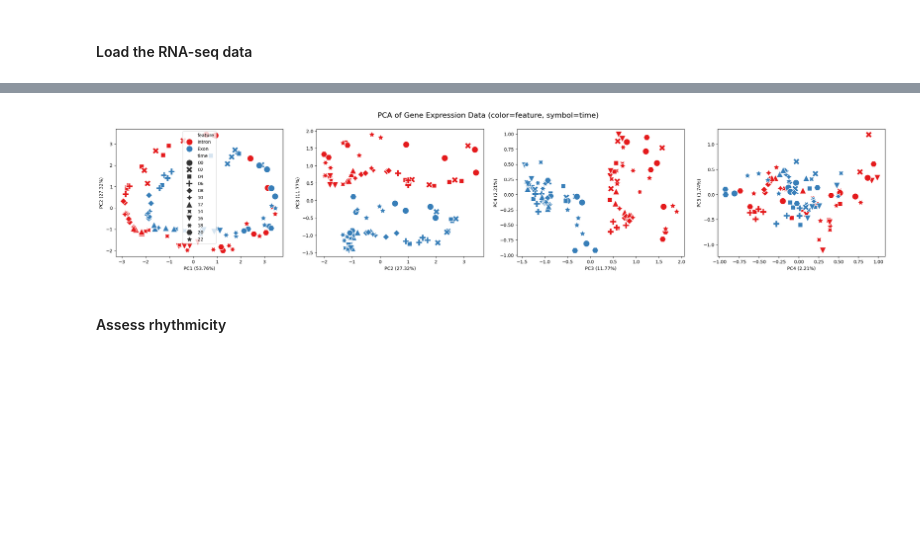
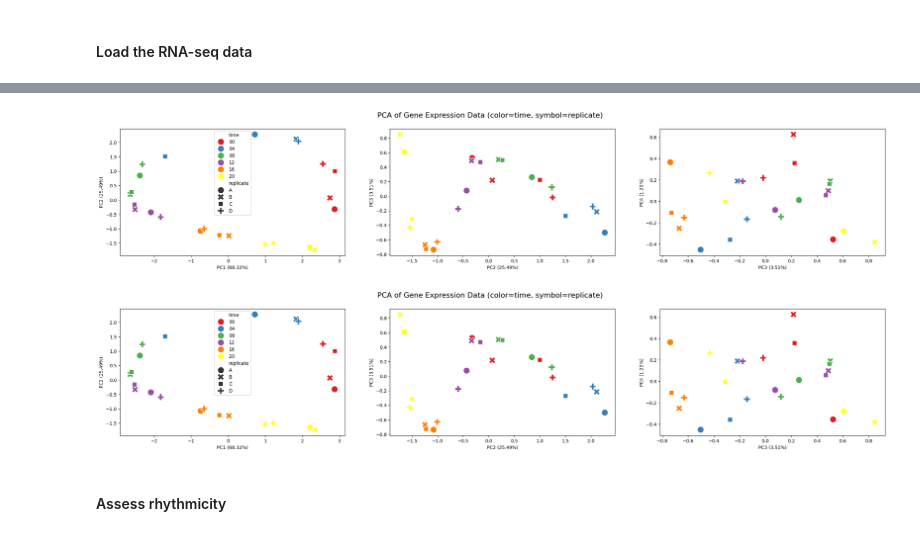
Before and after one commit to morri4shao/Genome-to-Function-class-project3, a Jupyter notebook: Exercise_Week11_12_B_final_FN.ipynb, the cells around one changed output, grey strips where cells are left out. Saved outputs shown, nothing was run; the diff lists cells and outputs as text; code cells hidden in the pictures; blank space fills up the shorter version.

Commit message:
plotted some graphs for Exercise2

```diff
--- a/Exercise_Week11_12_B_final_FN.ipynb
+++ b/Exercise_Week11_12_B_final_FN.ipynb
@@ -163,7 +163,7 @@ def animate(initial_conditions, time, rho=0.4, s0=5, es=1, k0=0.05, ek=1, tk=0.5
 # %%
 # Define initial conditions and time intervals for the simulation
 initial_conditions = [0, 0] #[P, M, G]
-time = np.linspace(0, 500, 10001)
+time = np.linspace(0, 3000, 10001)
 
 interact(animate,
          initial_conditions=fixed(initial_conditions),
@@ -171,6 +171,6 @@ interact(animate,
         rho=(0, 1, 0.1),
         s0=(0, 10, 0.1),
         es=(0, 1, 0.1),
-        k0=(1/600,1/10,1/1000),
+        k0=(1/500,1/2,1/1000),
         ek=(0, 1, 0.1),
         tk=(0, 1, 0.1));
@@ -451,18 +423,22 @@ dat_exon = subselect(dat_genes, ['Exon'], replicate, time, conditions, feeding)
 dat_both = subselect(dat_genes, feature, replicate, time, conditions, feeding)
 # %%
 # Run PCA on the gene expression data
-time= ['00', '02', '04', '06', '08', '10', '12', '14', '16', '18', '20', '22']
+#time= ['00', '02', '04', '06', '08', '10', '12', '14', '16', '18', '20', '22']
+time= ['00', '04', '08', '12', '16', '20']
 replicate = ['A', 'B', 'C', 'D']
 feeding = ['AL']
 conditions = ['WT']
-feature = ['Intron', 'Exon']
+feature_exon = [ 'Exon']
+feature_intron = ['Intron']
 #Subselect the samples
-dat_sub = subselect(dat_both, feature, replicate, time, conditions, feeding)
+dat_exon_sub = subselect(dat_both, feature_exon, replicate, time, conditions, feeding)
+dat_intron_sub = subselect(dat_both, feature_exon, replicate, time, conditions, feeding)
 
-df_pca = run_PCA(dat_both, n_components=5, color_by='feature', symbol_by='time', scale_data=True, log_transform=False)
-#df_pca = run_PCA(dat_both, n_components=5, color_by='feature', symbol_by='time', scale_data=True, log_transform=False)
+df_pca = run_PCA(dat_exon_sub, n_components=4, color_by='time', symbol_by='replicate', scale_data=True, log_transform=False)
+df_pca = run_PCA(dat_intron_sub, n_components=4, color_by='time', symbol_by='replicate', scale_data=True, log_transform=False)
 # %% [output]
-[figure, old version]
+[figure, new version]
+[figure, added]
 # %% [markdown]
 #### Assess rhythmicity
 # %%
```
Also changed, not shown: parts of 4 cells of this notebook.
